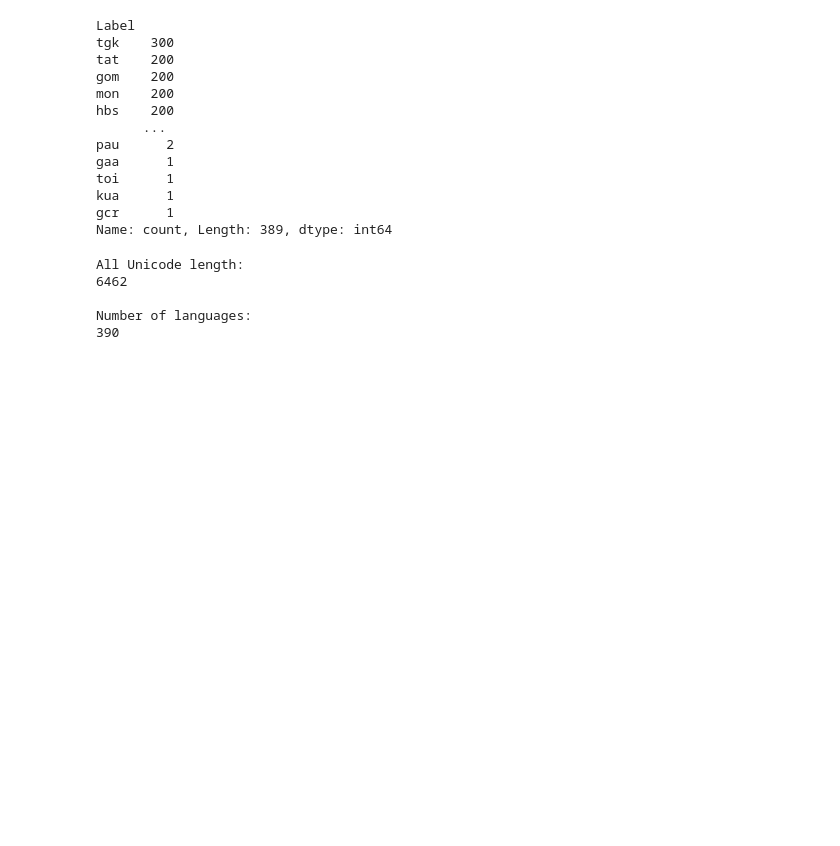
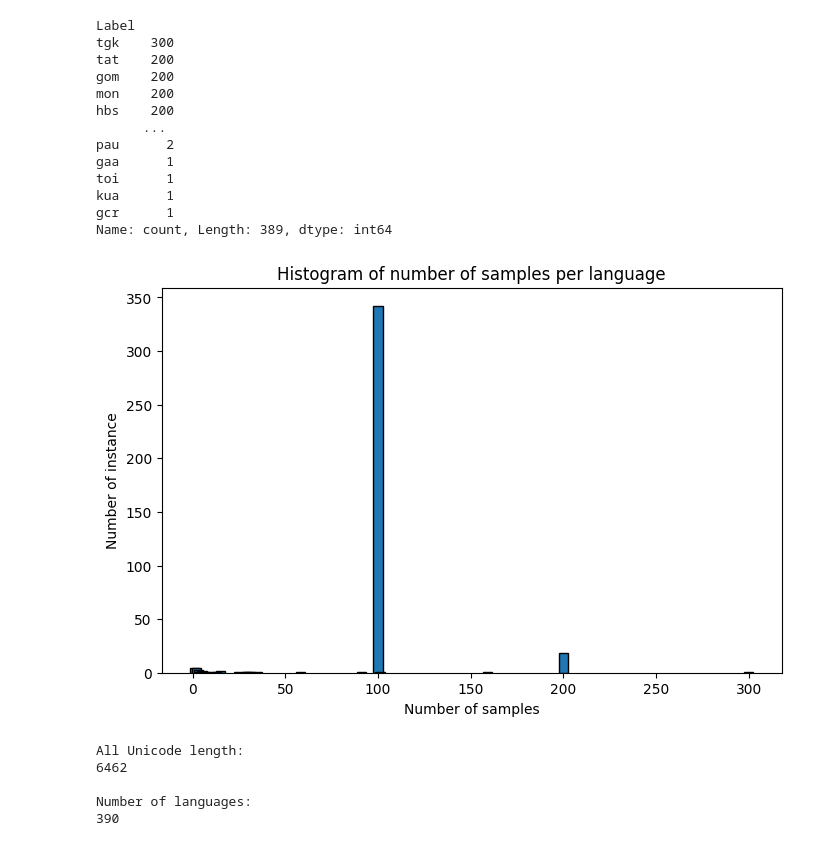
Before and after one commit to PierreJ45/ProjectANLP, a Jupyter notebook: exploreData.ipynb, the cells around one changed output. Cells and saved outputs as stored; diff of their text form; code cells hidden in the pictures; blank space fills up the shorter version.

Commit message:
new plot in explore data

```diff
--- a/exploreData.ipynb
+++ b/exploreData.ipynb
@@ -118,6 +118,22 @@ toi      1
 kua      1
 gcr      1
 Name: count, Length: 389, dtype: int64
+# %%
+# Get frequency of each unique count
+count_frequencies = label_counts.value_counts()
+
+# Plot histogram-like bar chart
+plt.figure(figsize=(8, 5))
+plt.bar(count_frequencies.index, count_frequencies.values, width=5, edgecolor='black')
+
+# Labels
+plt.xlabel('Number of samples')
+plt.ylabel('Number of instance')
+plt.title('Histogram of number of samples per language')
+
+plt.show()
+# %% [output]
+[figure, added]
 # %%
 all_unicodes, language_unicodes = process_unicode(train_df, get_unicode)
 # %%
```
